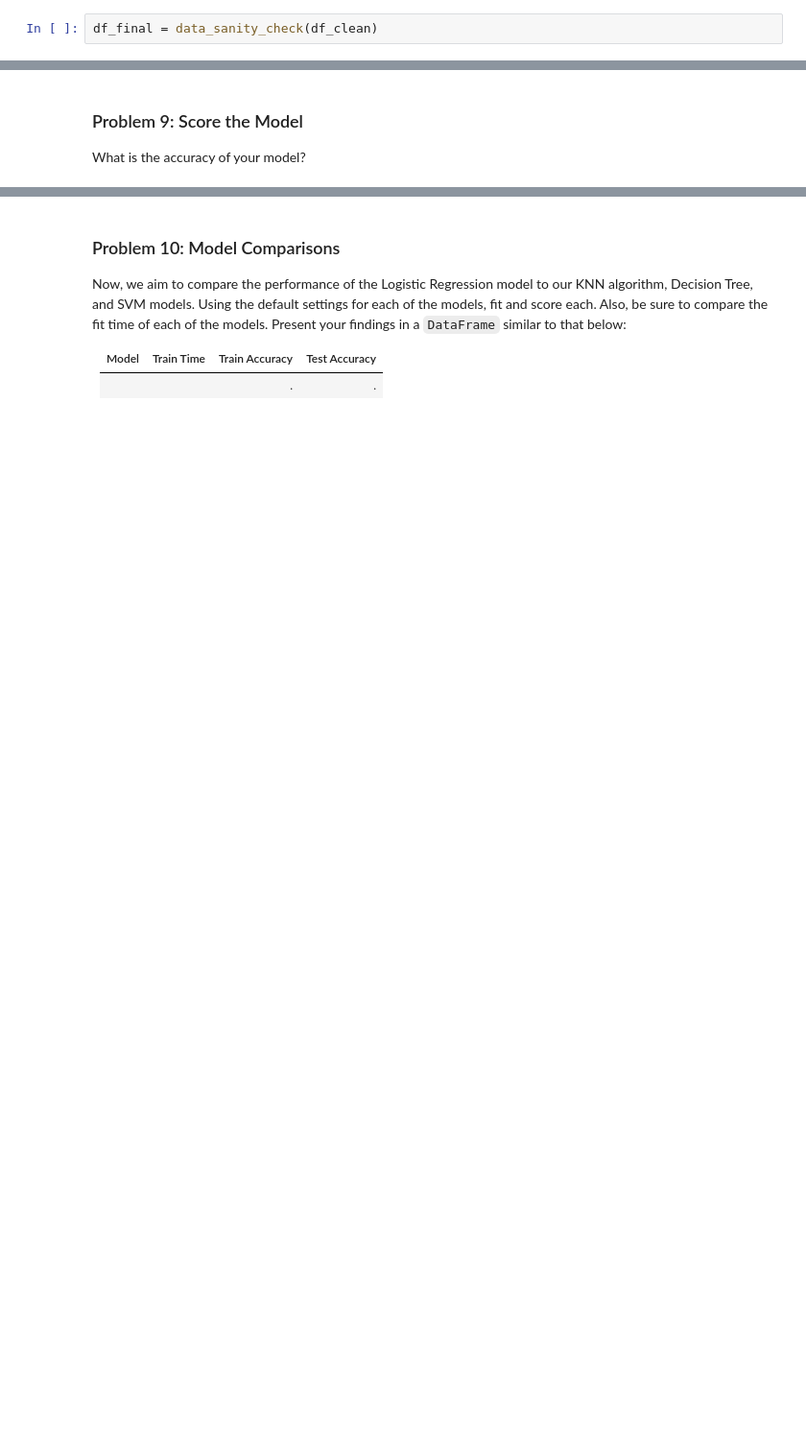
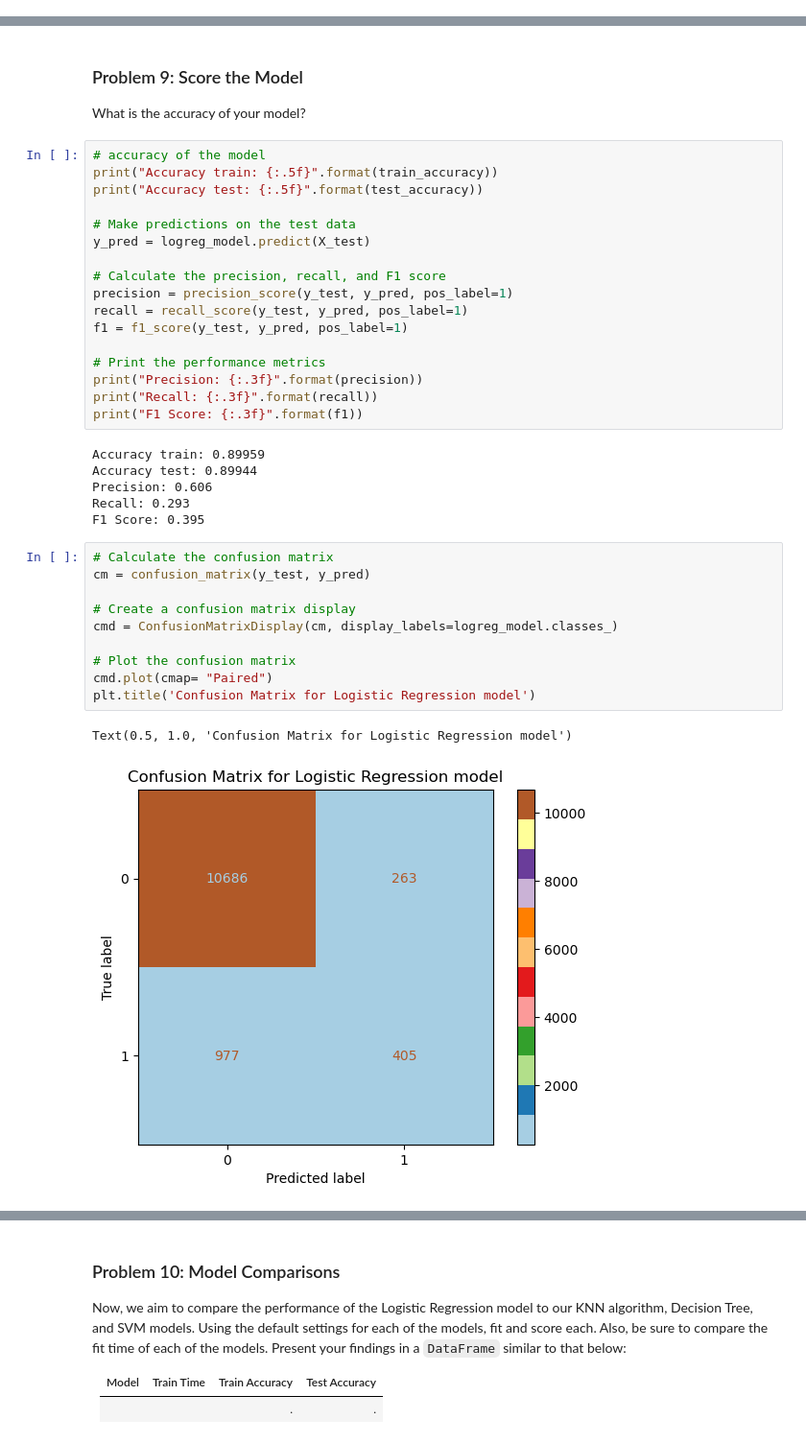
Before and after one commit to anhphong2312/ML-App3, a Jupyter notebook: prompt_III.ipynb, the cells around one changed output, grey strips where cells are left out. Shown at 96% size. Drawn from its saved outputs; the diff is of its cells as text; blank space fills up the shorter version.

```diff
--- a/prompt_III.ipynb
+++ b/prompt_III.ipynb
@@ -477,5 +479,3 @@ loan                             0
 dtype: int64
 ===Duplicates found: 15
 ===Duplicates removed. Duplicates found: 0
-# %%
-df_final = data_sanity_check(df_clean)
@@ -592,3 +620,39 @@ Use Logistic Regression to build a basic model on your data.
 ### Problem 9: Score the Model
 
 What is the accuracy of your model?
+# %%
+# accuracy of the model
+print("Accuracy train: {:.5f}".format(train_accuracy))
+print("Accuracy test: {:.5f}".format(test_accuracy))
+
+# Make predictions on the test data
+y_pred = logreg_model.predict(X_test)
+
+# Calculate the precision, recall, and F1 score
+precision = precision_score(y_test, y_pred, pos_label=1)
+recall = recall_score(y_test, y_pred, pos_label=1)
+f1 = f1_score(y_test, y_pred, pos_label=1)
+
+# Print the performance metrics
+print("Precision: {:.3f}".format(precision))
+print("Recall: {:.3f}".format(recall))
+print("F1 Score: {:.3f}".format(f1))
+# %% [output]
+Accuracy train: 0.89959
+Accuracy test: 0.89944
+Precision: 0.606
+Recall: 0.293
+F1 Score: 0.395
+# %%
+# Calculate the confusion matrix
+cm = confusion_matrix(y_test, y_pred)
+
+# Create a confusion matrix display
+cmd = ConfusionMatrixDisplay(cm, display_labels=logreg_model.classes_)
+
+# Plot the confusion matrix
+cmd.plot(cmap= "Paired")
+plt.title('Confusion Matrix for Logistic Regression model')
+# %% [output]
+Text(0.5, 1.0, 'Confusion Matrix for Logistic Regression model')
+[figure, added]
```
Also changed, not shown: parts of 28 cells of this notebook.
